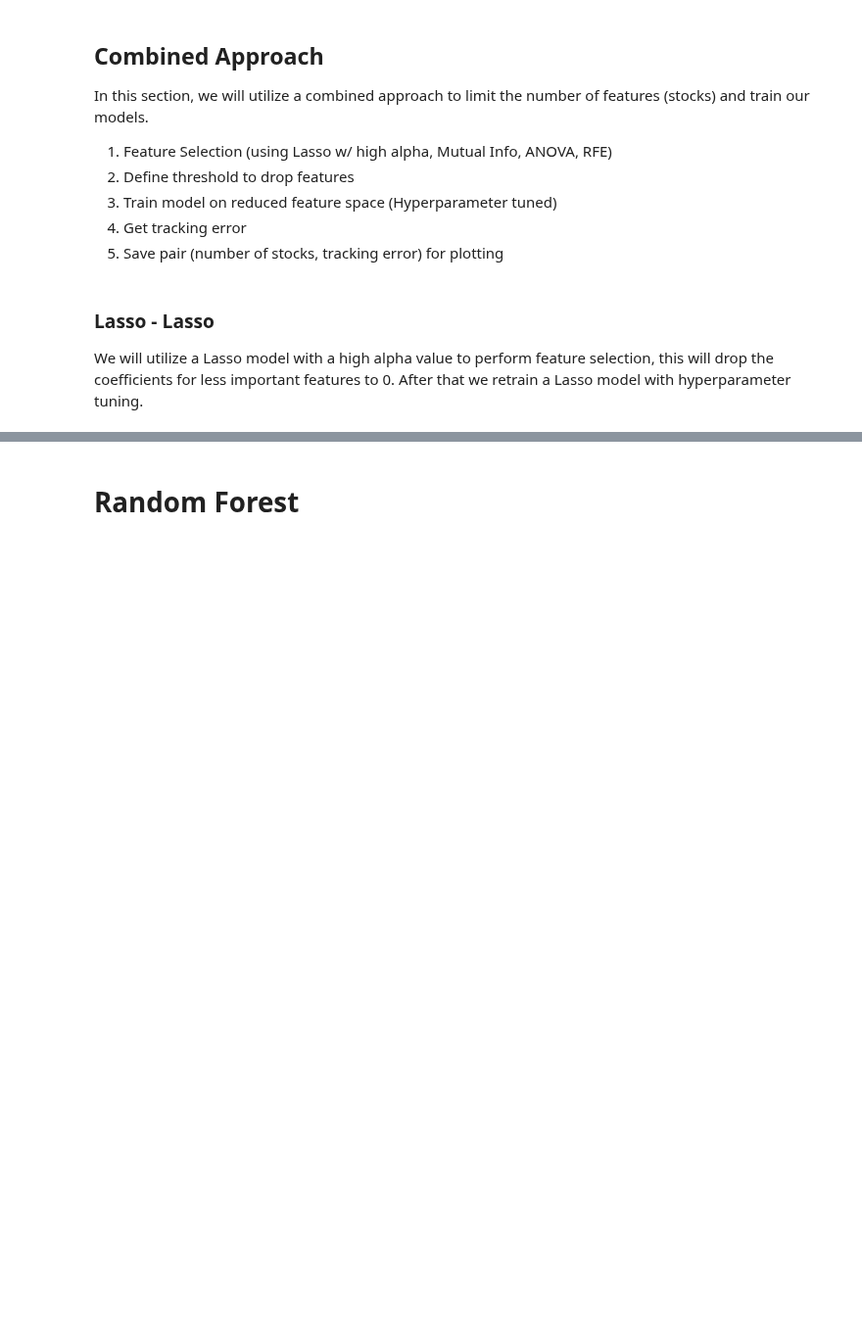
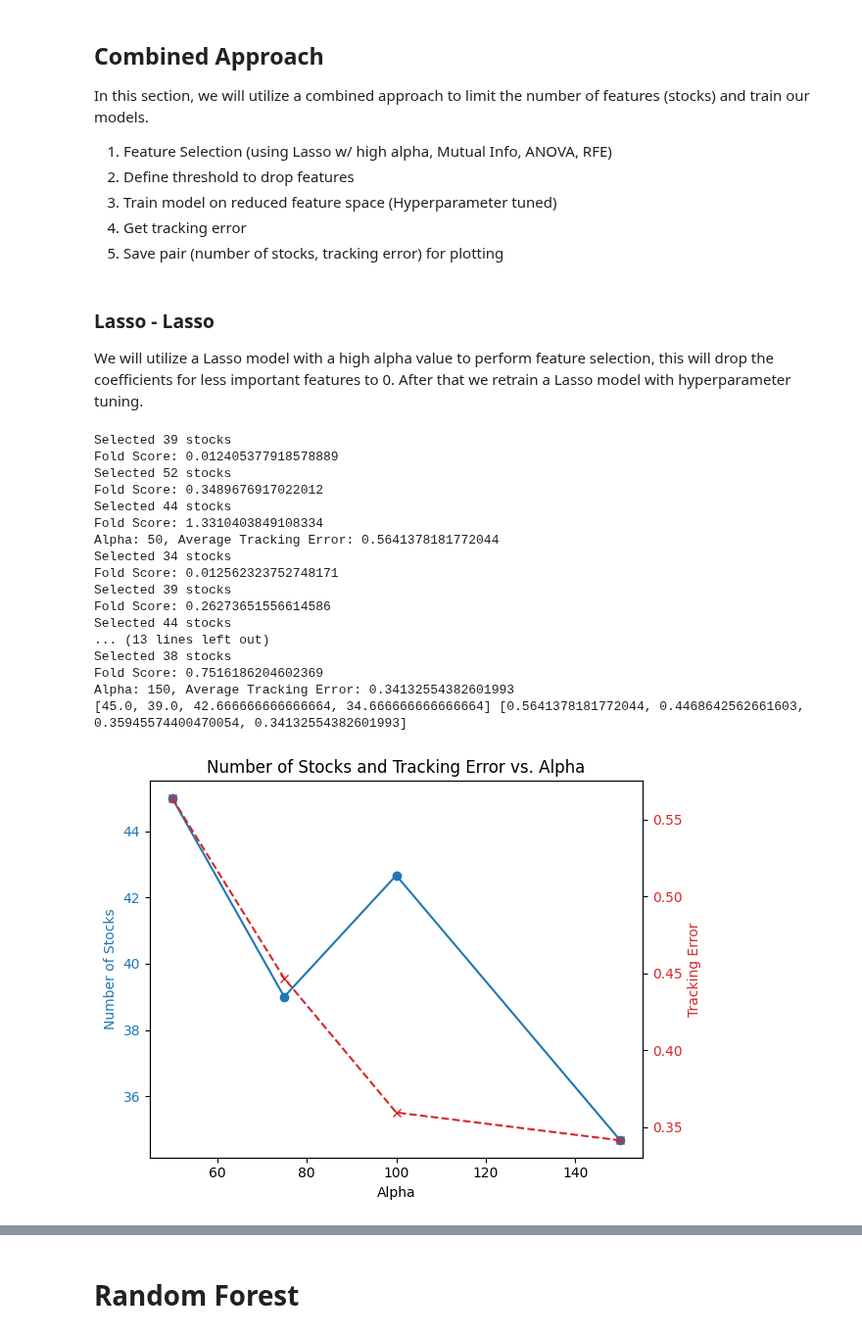
Before and after one commit to dbriito13/CSCA5622, a Jupyter notebook: nifty-50-partial-replication.ipynb, the cells around one changed output, grey strips where cells are left out. Shown at 98% size. Saved outputs shown, nothing was run; the diff lists cells and outputs as text; code cells hidden in the pictures; blank space fills up the shorter version.

```diff
--- a/nifty-50-partial-replication.ipynb
+++ b/nifty-50-partial-replication.ipynb
@@ -137,0 +183,55 @@ We will utilize a Lasso model with a high alpha value to perform feature selecti
+# %%
+X = df_total.drop(columns=['NIFTY 50', 'NIFTY BANK', 'NIFTY_100'])
+y = df_total['NIFTY_100']
+
+alphas = [50, 75, 100, 150]
+tracking_errors = []
+num_stocks_list = []
+
+for alpha in alphas:
+    _, num_stocks, tracking_err = Lasso_Lasso(alpha, X, y)
+    num_stocks_list.append(num_stocks)
+    tracking_errors.append(tracking_err)
+
+print(num_stocks_list, tracking_errors)
+
+# Plotting the results
+fig, ax1 = plt.subplots()
+
+# Plotting number of stocks on the primary y-axis
+color = 'tab:blue'
+ax1.set_xlabel('Alpha')
+ax1.set_ylabel('Number of Stocks', color=color)
+ax1.plot(alphas, num_stocks_list, color=color, marker='o', label='Number of Stocks')
+ax1.tick_params(axis='y', labelcolor=color)
+
+# Creating a second y-axis for tracking error
+ax2 = ax1.twinx()
+color = 'tab:red'
+ax2.set_ylabel('Tracking Error', color=color)
+ax2.plot(alphas, tracking_errors, color=color, marker='x', linestyle='--', label='Tracking Error')
+ax2.tick_params(axis='y', labelcolor=color)
+
+# Adding a title and legend
+plt.title('Number of Stocks and Tracking Error vs. Alpha')
+fig.tight_layout()  # Adjust layout to prevent overlap
+plt.show()
+# %% [output]
+Selected 39 stocks
+Fold Score: 0.012405377918578889
+Selected 52 stocks
+Fold Score: 0.3489676917022012
+Selected 44 stocks
+Fold Score: 1.3310403849108334
+Alpha: 50, Average Tracking Error: 0.5641378181772044
+Selected 34 stocks
+Fold Score: 0.012562323752748171
+Selected 39 stocks
+Fold Score: 0.26273651556614586
+Selected 44 stocks
+... (13 lines left out)
+Selected 38 stocks
+Fold Score: 0.7516186204602369
+Alpha: 150, Average Tracking Error: 0.34132554382601993
+[45.0, 39.0, 42.666666666666664, 34.666666666666664] [0.5641378181772044, 0.4468642562661603, 0.35945574400470054, 0.34132554382601993]
+[figure, added]
```
Also changed, not shown: parts of 5 cells of this notebook.
